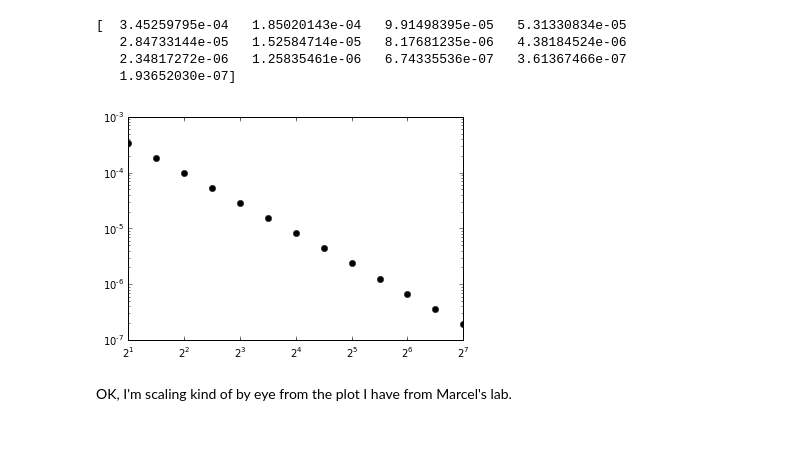
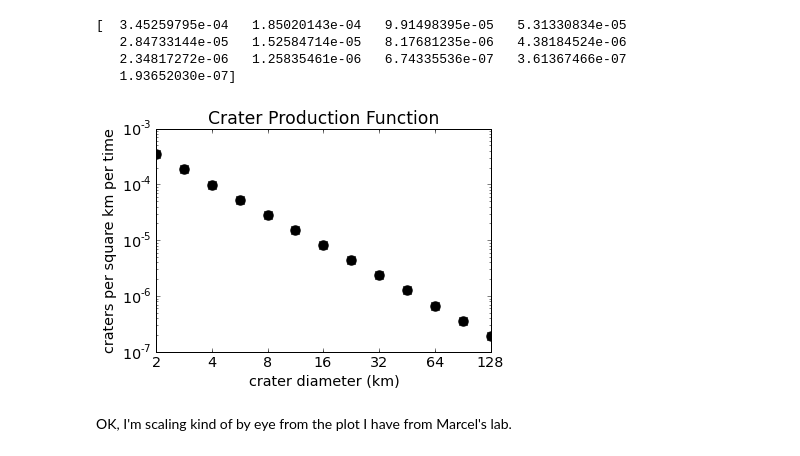
Before and after one commit to stephtdouglas/nyc_prep, a Jupyter notebook: craters/generate_craters.ipynb, the cells around one changed output. Cells and saved outputs as stored; diff of their text form; code cells hidden in the pictures.

Commit message:
saving hartman production function image

```diff
--- a/craters/generate_craters.ipynb
+++ b/craters/generate_craters.ipynb
@@ -46,12 +47,19 @@ print hpf
    2.84733144e-05   1.52584714e-05   8.17681235e-06   4.38184524e-06
    2.34817272e-06   1.25835461e-06   6.74335536e-07   3.61367466e-07
    1.93652030e-07]
-# %%
-plt.plot(bins[:-1],hpf,'ko')
-plt.xscale("log",basex=2)
-plt.yscale("log")
-# %% [output]
-[figure, removed]
+# %%
+plt.plot(bins[:-1],hpf,'ko',ms=10)
+plt.xscale("log",basex=2)
+plt.yscale("log")
+plt.ylabel("craters per square km per time",fontsize='x-large')
+plt.xlabel("crater diameter (km)",fontsize="x-large")
+ax = plt.gca()
+ax.xaxis.set_major_formatter(ScalarFormatter())
+ax.tick_params(labelsize="x-large")
+ax.set_title("Crater Production Function",fontsize="xx-large")
+plt.savefig("hartman_production_function.png",bbox_inches="tight",dpi=600)
+# %% [output]
+[figure, added]
 # %% [markdown]
 OK, I'm scaling kind of by eye from the plot I have from Marcel's lab.
 # %%
```
Also changed, not shown: parts of 1 cell of this notebook.
